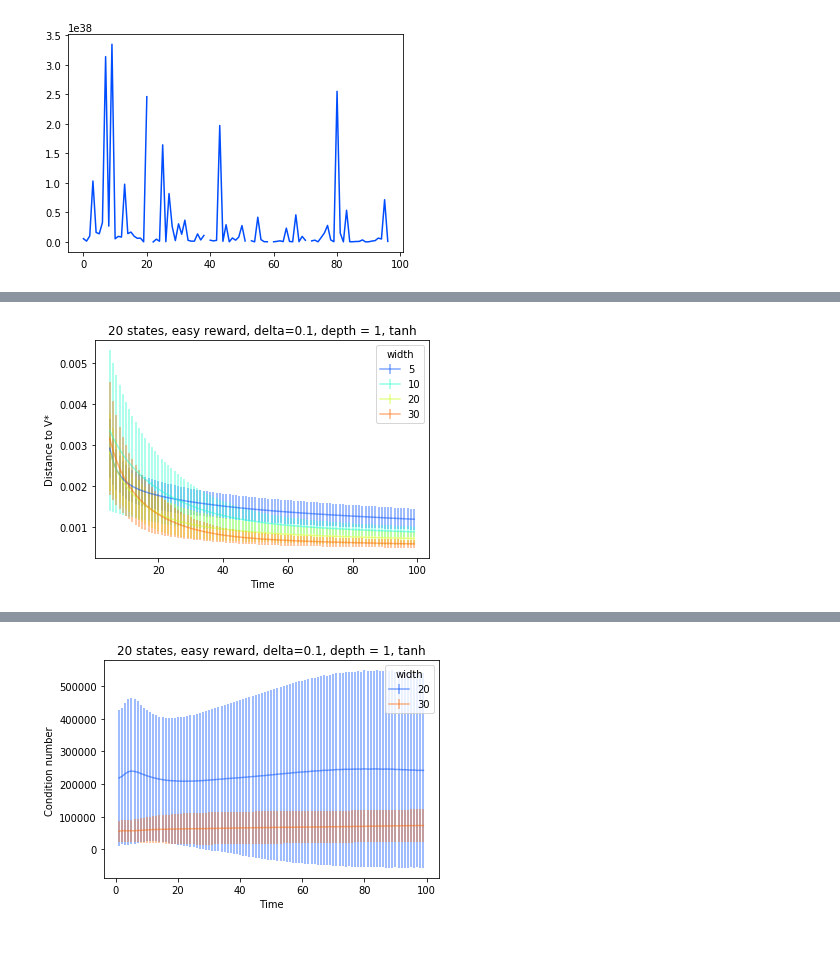
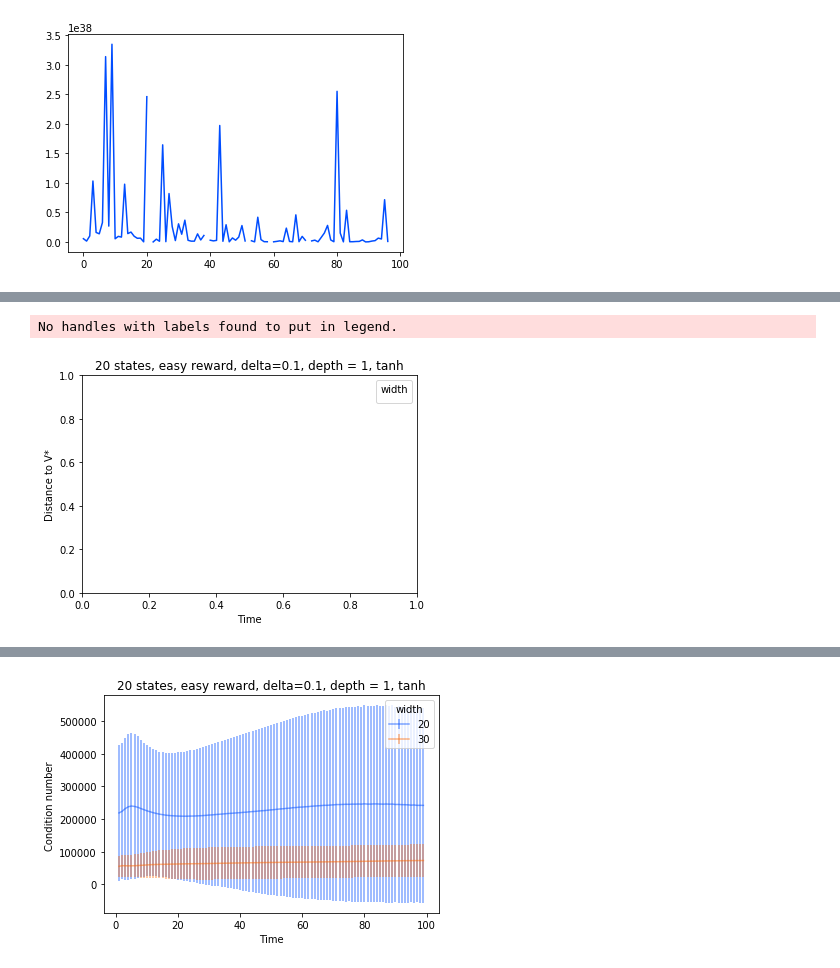
Before and after one commit to davidbrandfonbrener/geometric_insights_into_TD_learning, a Jupyter notebook: notebooks/NN init plotting.ipynb, the cells around one changed output, grey strips where cells are left out. Saved outputs shown, nothing was run; the diff lists cells and outputs as text; code cells hidden in the pictures.

```diff
--- a/notebooks/NN init plotting.ipynb
+++ b/notebooks/NN init plotting.ipynb
@@ -2,6 +2,12 @@
 import numpy as np
 from matplotlib import pyplot as plt
 %matplotlib inline
+# %%
+plt.rcParams["figure.figsize"] = (10,10)
+plt.rcParams['font.size'] = 30
+plt.rcParams['lines.linewidth'] = 4
+plt.rcParams['xtick.labelbottom'] = False
+plt.rcParams['xtick.bottom'] = False
 # %%
 f = np.load("../outputs/data/nn_init/k_1_n_50_mlp_depth_1_width_6_online_False.npz")
 # %%
@@ -161,7 +167,7 @@ plt.show()
 IndexError: index 3 is out of bounds for axis 0 with size 3
 [figure]
 # %%
-f = np.load("../outputs/data/homog_exp/k_1_n_20_mlp_depth_1_width_10_online_False.npz")
+f = np.load("../outputs/data/homog_exp/hard_Falsek_1_n_20_mlp_depth_1_width_5_online_False.npz")
 
 tanh_mlp_Vs = f["tanh_mlp_Vs"]
 tanh_mlp_Vo = f["tanh_mlp_Vo"]
@@ -188,6 +194,9 @@ stdV = np.std(tanh_mlp_Vs, axis = 0)[start:]
 
 plt.errorbar(range(meanV.shape[0]), meanV, yerr = stdV, color = "red", label= "tanh", alpha = 0.5)
 
+plt.ylabel("Distance to V*")
+plt.xlabel("Time")
+plt.title("20 states, easy reward, delta=0.1, depth=1, width=5")
 plt.legend()
 plt.show()
 
@@ -235,23 +244,27 @@ plt.show()
 # %%
-start=5
-ws = [5, 10, 20, 30] #, 40, 50, 100]
+start=1
+ws = [5] #, 40, 50, 100]
 mVs = []
 mVo = []
 for w in ws:
-    f = np.load("../outputs/data/homog_exp/hard_Falsek_1_n_20_mlp_depth_1_width_"+ str(w) + "_online_False.npz")
+    f = np.load("../outputs/data/homog_exp/k_1_n_20_mlp_depth_1_width_"+ str(w) + "_online_False.npz")
     mVs.append( f["tanh_mlp_Vs"])
     mVo.append(f["tanh_mlp_Vo"])
 
 colors = plt.cm.jet(np.linspace(0.2,0.8,len(ws)))
 for i,w in enumerate(ws):
     meanV = np.mean(mVs[i], axis = 0)[start:]
     stdV = np.std(mVs[i], axis = 0)[start:]
 
-    plt.errorbar(range(start, meanV.shape[0]+start), meanV, yerr = stdV, color = colors[i], label= str(w), alpha = 0.5)
+    #plt.errorbar(range(start, meanV.shape[0]+start), meanV, yerr = stdV, color = colors[i], label= str(w), alpha = 0.5)
+
+plt.show()
+
 plt.title("20 states, easy reward, delta=0.1, depth = 1, tanh")
 plt.legend(title="width")
 plt.ylabel("Distance to V*")
 plt.xlabel("Time")
 plt.show()
 # %% [output]
+No handles with labels found to put in legend.
-[figure, old version]
+[figure, new version]
```
Also changed, not shown: parts of 10 cells of this notebook, 9 other files.
